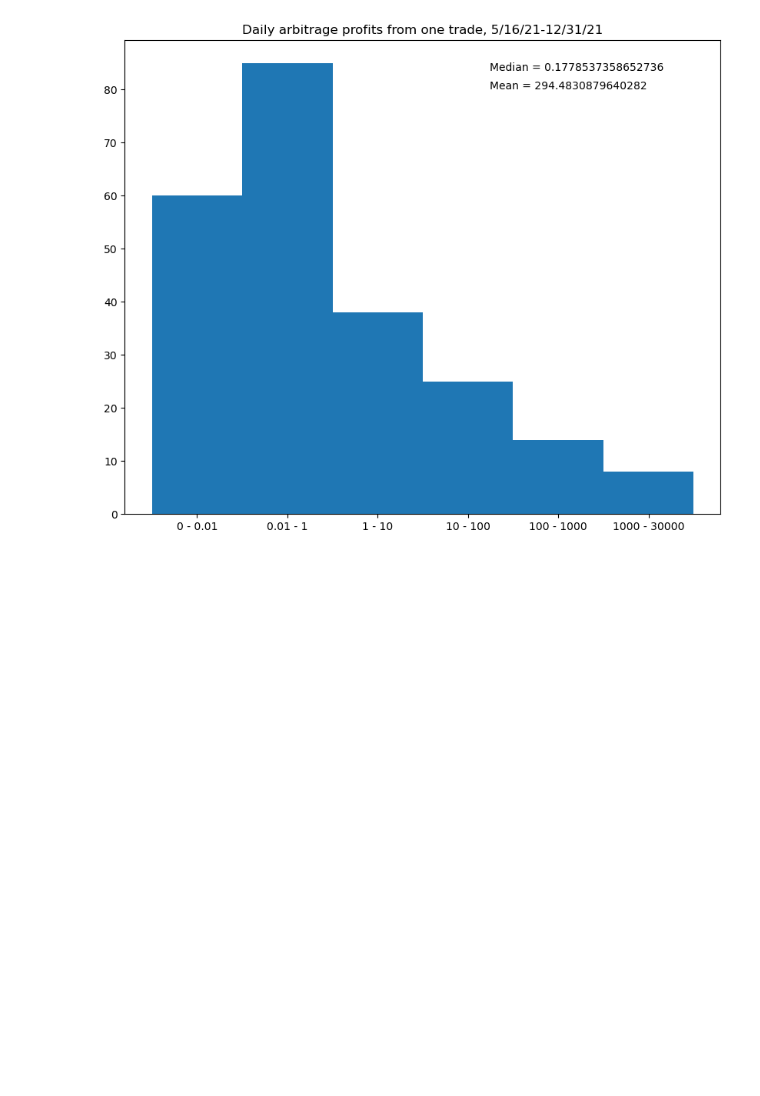
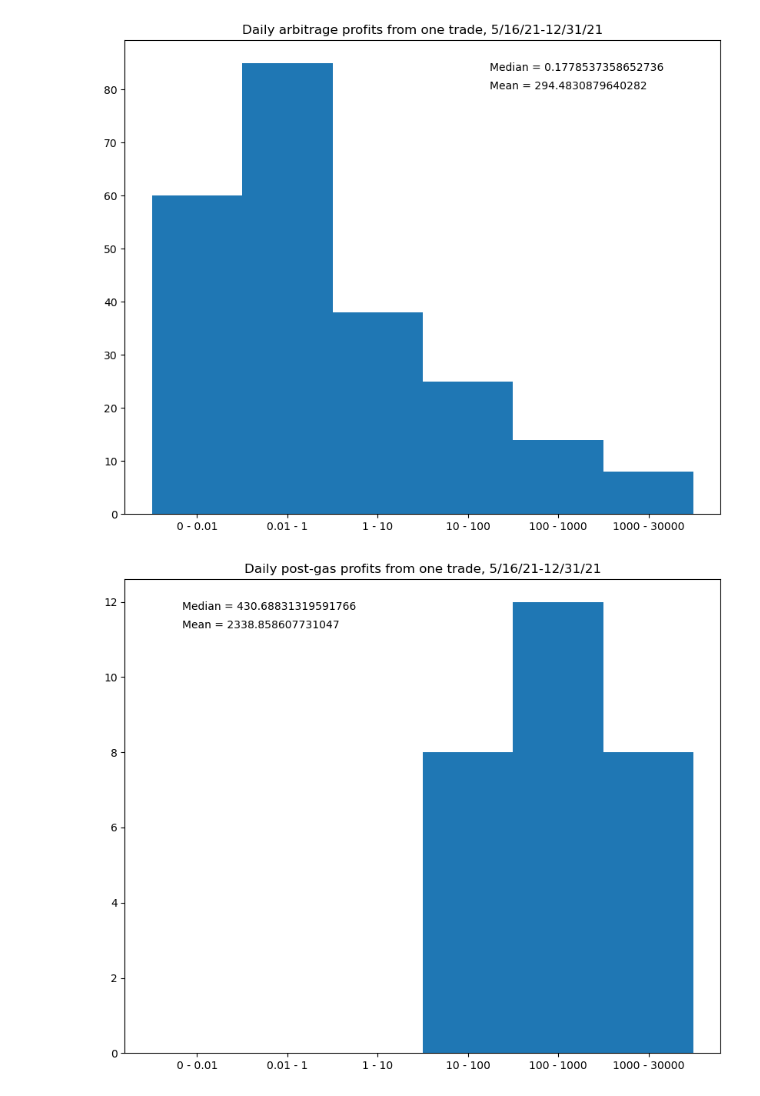
Before and after one commit to nathan99sun/Uniswap-Arbitrage, a Jupyter notebook: Uniswap Arbitrage.ipynb, the cells around one changed output. Cells and saved outputs as stored; diff of their text form; code cells hidden in the pictures; blank space fills up the shorter version.

```diff
--- a/Uniswap Arbitrage.ipynb
+++ b/Uniswap Arbitrage.ipynb
@@ -9,7 +9,8 @@ import networkx as nx
 from openpyxl import load_workbook
 import random
 # %%
-data = pd.read_excel("data/11.18.21.xlsx")
+# importing data
+data = pd.read_excel("data/8.18.21.xlsx")
 date = str(data["Date"][0].month) + "/" + str(data["Date"][0].day) + "/" + str(data["Date"][0].year)
 
 tokens = []
@@ -331,3 +313,34 @@ ax.set_xticklabels(['{} - {}'.format(bins[i],bins[i+1]) for i,j in enumerate(his
 plt.show()
 # %% [output]
 [figure]
+# %%
+import matplotlib.pyplot as plt
+
+profs = pd.read_excel("Profits.xlsx")['USD']
+profsaftergas = []
+for elt in profs:
+    if elt > 60:
+        profsaftergas.append(elt-60)
+
+bins = [0,0.01,1,10, 100, 1000, 30000]
+
+hist, bin_edges = np.histogram(profsaftergas,bins) # make the histogram
+
+fig,ax = plt.subplots(figsize = (10,8))
+plt.title("Daily post-gas profits from one trade, 5/16/21-12/31/21")
+
+plt.figtext(0.2, 0.83, f'Median = {np.median(profsaftergas)}')
+plt.figtext(0.2, 0.8, f'Mean = {np.mean(profsaftergas)}')
+
+# Plot the histogram heights against integers on the x axis
+ax.bar(range(len(hist)),hist,width=1)
+
+# Set the ticks to the middle of the bars
+ax.set_xticks([i for i,j in enumerate(hist)])
+
+# Set the xticklabels to a string that tells us what the bin edges were
+ax.set_xticklabels(['{} - {}'.format(bins[i],bins[i+1]) for i,j in enumerate(hist)])
+
+plt.show()
+# %% [output]
+[figure, added]
```
Also changed, not shown: parts of 12 cells of this notebook, 28 other files.
